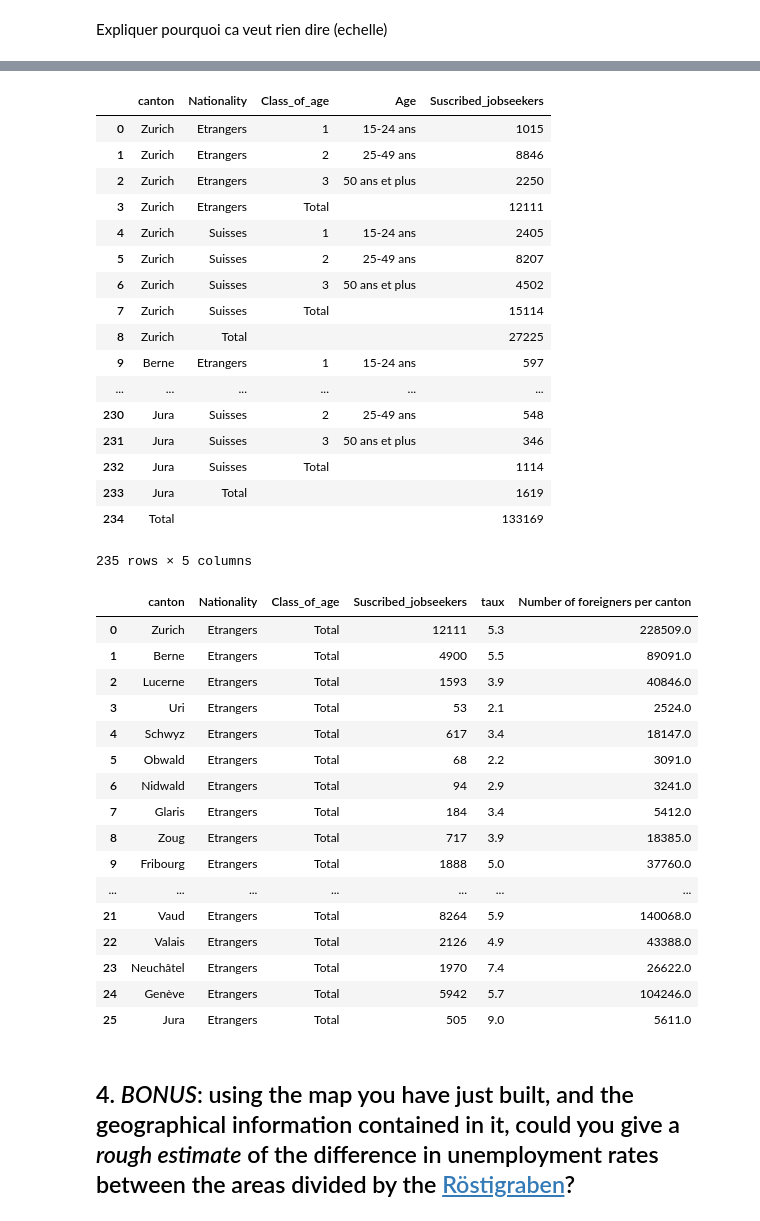
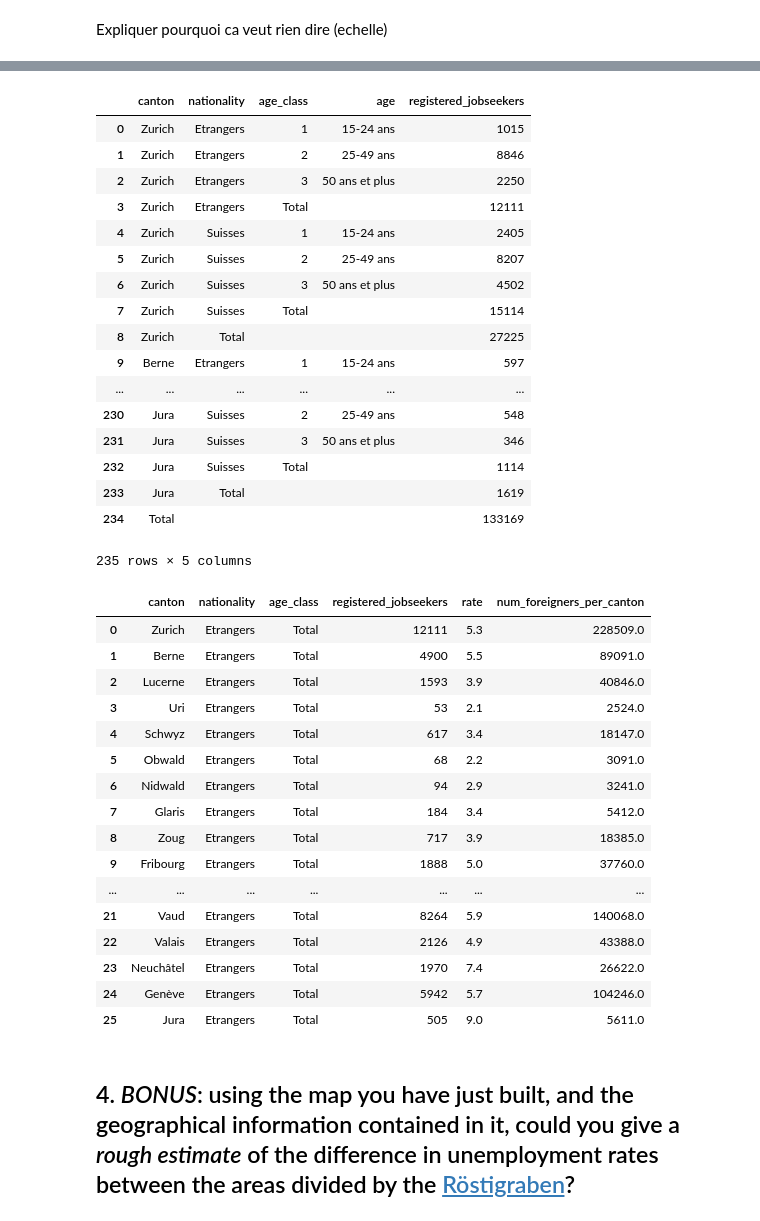
Before and after one commit to mosimann/ADA, a Jupyter notebook: 03 - Interactive Viz/Homework 3.ipynb, the cells around one changed output, grey strips where cells are left out. Cells and saved outputs as stored; diff of their text form; code cells hidden in the pictures.

```diff
--- a/03 - Interactive Viz/Homework 3.ipynb
+++ b/03 - Interactive Viz/Homework 3.ipynb
@@ -336,6 +340,6 @@ swiss_choropleth(new_unemployment_ch_to_plot, ['abbreviation', 'new_unemployment
 # Import dataset
 unemployment_foreign_ch = pd.read_excel('data/ch_unemployment_3.xlsx', skiprows=[0,1,2])
 unemployment_foreign_ch = unemployment_foreign_ch.drop(unemployment_foreign_ch.columns[2], 1)
-unemployment_foreign_ch.columns = ['canton', 'Nationality', 'Unemployment rate','Subscried unemployed']
+unemployment_foreign_ch.columns = ['canton', 'nationality', 'unemployment_rate','registered_unemployed']
 unemployment_foreign_ch
 # %% [output]
@@ -380,7 +384,7 @@ unemployment_ch_only
 | 24 | Genève | Suisses | 4.8 | 6292 | GE |
 | 25 | Jura | Suisses | 3.6 | 1114 | JU |
 # %%
-unemployment_foreign_only = unemployment_foreign_ch.query("Nationality == 'Etrangers'").reset_index()
+unemployment_foreign_only = unemployment_foreign_ch.query("nationality == 'Etrangers'").reset_index()
 unemployment_foreign_only = unemployment_foreign_only.drop(unemployment_foreign_only.columns[0], 1)
 unemployment_foreign_only = unemployment_foreign_only.merge(cantons_mapping)
 unemployment_foreign_only
@@ -424,11 +428,10 @@ swiss_choropleth(unemployment_foreign_swiss, ['abbreviation', 'Rel. unemployment
 # Import dataset
 unemployment_age_nationality = pd.read_excel('data/ch_unemployment_4.xlsx', skiprows=[0,1,2])
 unemployment_age_nationality = unemployment_age_nationality.drop(unemployment_age_nationality.columns[4], 1)
-unemployment_age_nationality.columns = ['canton', 'Nationality', 'Class_of_age','Age','Suscribed_jobseekers']
-unemployment_age_nationality
+unemployment_age_nationality.columns = ['canton', 'nationality', 'age_class','age','registered_jobseekers']
 unemployment_age_nationality.replace(np.nan, '')
 # %% [output]
-|  | canton | Nationality | Class_of_age | Age | Suscribed_jobseekers |
+|  | canton | nationality | age_class | age | registered_jobseekers |
 | 0 | Zurich | Etrangers | 1 | 15-24 ans | 1015 |
 | 1 | Zurich | Etrangers | 2 | 25-49 ans | 8846 |
 | 2 | Zurich | Etrangers | 3 | 50 ans et plus | 2250 |
@@ -447,15 +450,15 @@ unemployment_age_nationality.replace(np.nan, '')
 | 234 | Total |  |  |  | 133169 |
 235 rows × 5 columns
 # %%
-bli = unemployment_age_nationality.query("Class_of_age == 'Total'")
-bli = bli.query("Nationality == 'Etrangers'").reset_index()
-bli['taux'] = unemployment_foreign_only['Unemployment rate']
+bli = unemployment_age_nationality.query("age_class == 'Total'")
+bli = bli.query("nationality == 'Etrangers'").reset_index()
+bli['rate'] = unemployment_foreign_only['unemployment_rate']
 bli = bli.drop(bli.columns[0],1)
 bli = bli.drop(bli.columns[3],1)
-bli['Number of foreigners per canton'] = round(bli['Suscribed_jobseekers']/(bli['taux']/100))
+bli['num_foreigners_per_canton'] = round(bli['registered_jobseekers'] / (bli['rate'] / 100))
 bli
 # %% [output]
-|  | canton | Nationality | Class_of_age | Suscribed_jobseekers | taux | Number of foreigners per canton |
+|  | canton | nationality | age_class | registered_jobseekers | rate | num_foreigners_per_canton |
 | 0 | Zurich | Etrangers | Total | 12111 | 5.3 | 228509.0 |
 | 1 | Berne | Etrangers | Total | 4900 | 5.5 | 89091.0 |
 | 2 | Lucerne | Etrangers | Total | 1593 | 3.9 | 40846.0 |
```
Also changed, not shown: parts of 9 cells of this notebook.
